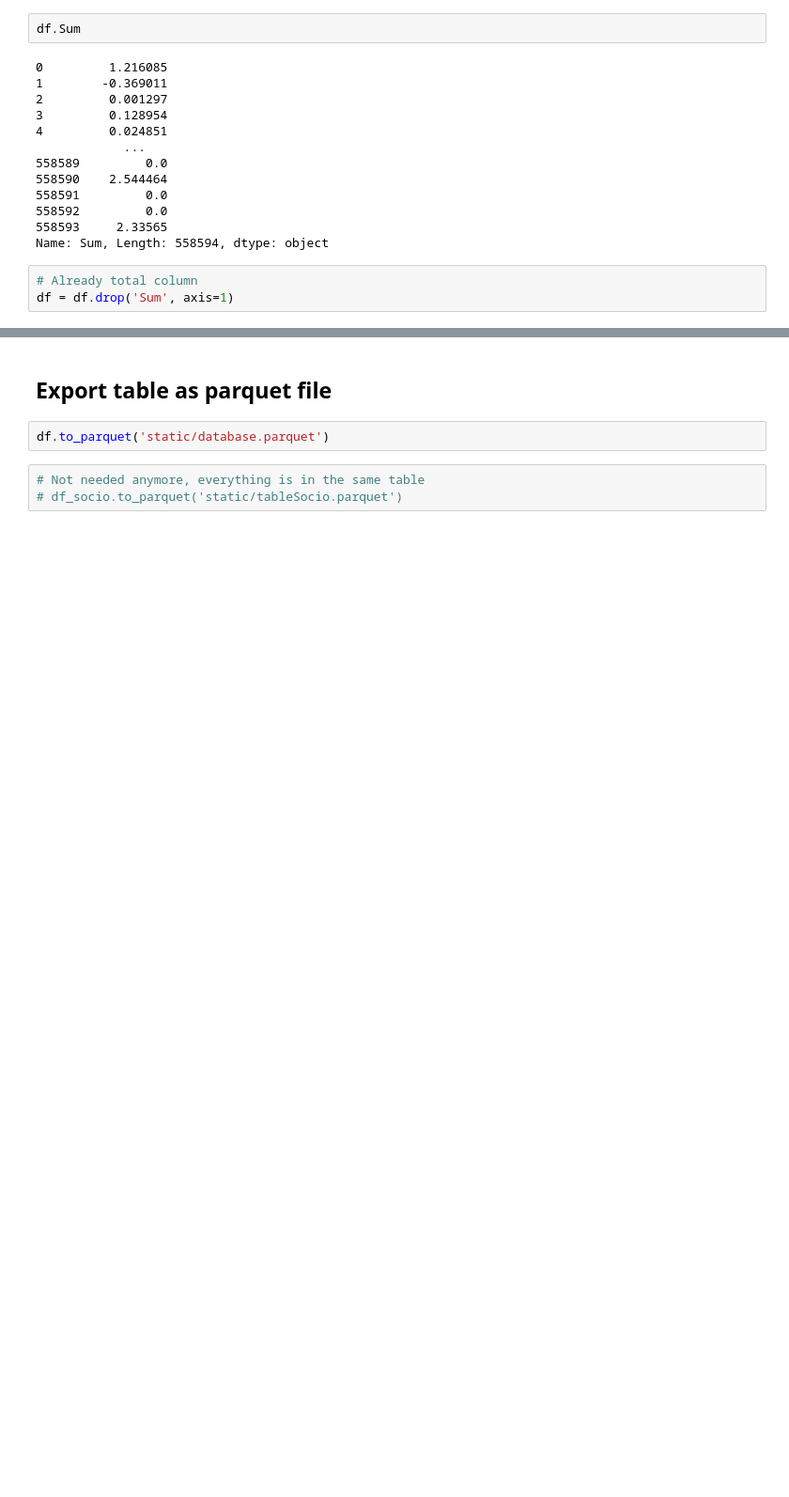
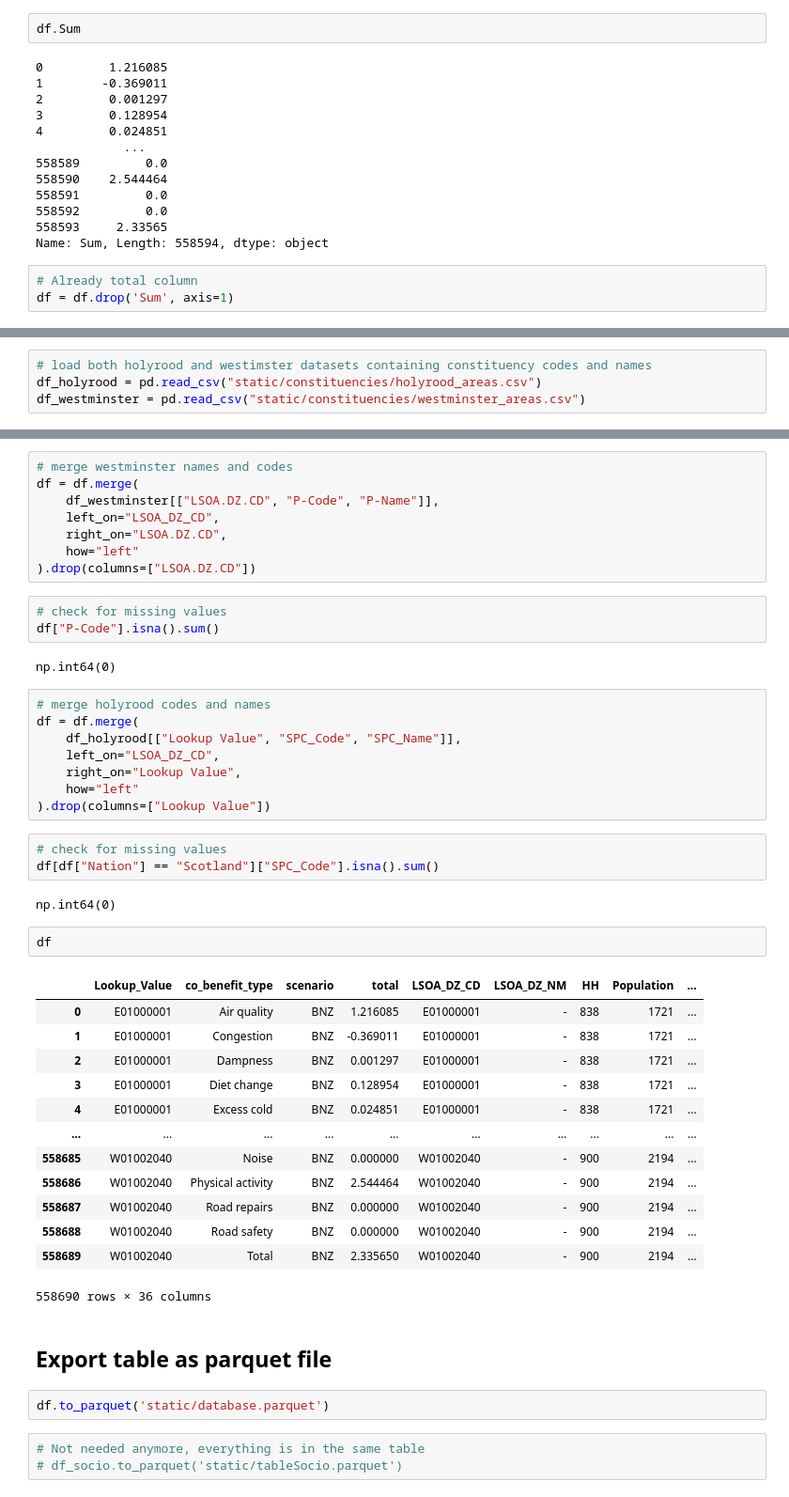
Before and after one commit to Edinburgh-Futures-Institute/CoBenefits, a Jupyter notebook: dataProcess-oneScenario.ipynb, the cells around one changed output, grey strips where cells are left out. Shown at 94% size. Saved outputs shown, nothing was run; the diff lists cells and outputs as text; blank space fills up the shorter version.

Commit message:
adding data update for constituency codes/names

```diff
--- a/dataProcess-oneScenario.ipynb
+++ b/dataProcess-oneScenario.ipynb
@@ -576,0 +586,4 @@ df = df.drop('Sum', axis=1)
+# %%
+# load both holyrood and westimster datasets containing constituency codes and names
+df_holyrood = pd.read_csv("static/constituencies/holyrood_areas.csv")
+df_westminster = pd.read_csv("static/constituencies/westminster_areas.csv")
@@ -577,3 +608,45 @@ df = df.drop('Sum', axis=1)
+# %%
+# merge westminster names and codes
+df = df.merge(
+    df_westminster[["LSOA.DZ.CD", "P-Code", "P-Name"]],
+    left_on="LSOA_DZ_CD",
+    right_on="LSOA.DZ.CD",
+    how="left"
+).drop(columns=["LSOA.DZ.CD"])
+# %%
+# check for missing values
+df["P-Code"].isna().sum()
+# %% [output]
+np.int64(0)
+# %%
+# merge holyrood codes and names
+df = df.merge(
+    df_holyrood[["Lookup Value", "SPC_Code", "SPC_Name"]],
+    left_on="LSOA_DZ_CD",
+    right_on="Lookup Value",
+    how="left"
+).drop(columns=["Lookup Value"])
+# %%
+# check for missing values
+df[df["Nation"] == "Scotland"]["SPC_Code"].isna().sum()
+# %% [output]
+np.int64(0)
+# %%
+df
+# %% [output]
+|  | Lookup_Value | co_benefit_type | scenario | total | LSOA_DZ_CD | LSOA_DZ_NM | HH | Population | ... |
+| 0 | E01000001 | Air quality | BNZ | 1.216085 | E01000001 | - | 838 | 1721 | ... |
+| 1 | E01000001 | Congestion | BNZ | -0.369011 | E01000001 | - | 838 | 1721 | ... |
+| 2 | E01000001 | Dampness | BNZ | 0.001297 | E01000001 | - | 838 | 1721 | ... |
+| 3 | E01000001 | Diet change | BNZ | 0.128954 | E01000001 | - | 838 | 1721 | ... |
+| 4 | E01000001 | Excess cold | BNZ | 0.024851 | E01000001 | - | 838 | 1721 | ... |
+| ... | ... | ... | ... | ... | ... | ... | ... | ... | ... |
+| 558685 | W01002040 | Noise | BNZ | 0.000000 | W01002040 | - | 900 | 2194 | ... |
+| 558686 | W01002040 | Physical activity | BNZ | 2.544464 | W01002040 | - | 900 | 2194 | ... |
+| 558687 | W01002040 | Road repairs | BNZ | 0.000000 | W01002040 | - | 900 | 2194 | ... |
+| 558688 | W01002040 | Road safety | BNZ | 0.000000 | W01002040 | - | 900 | 2194 | ... |
+| 558689 | W01002040 | Total | BNZ | 2.335650 | W01002040 | - | 900 | 2194 | ... |
+558690 rows × 36 columns
 # %% [markdown]
 ## Export table as parquet file
 # %%
```
Also changed, not shown: parts of 11 cells of this notebook, 4 other files.
